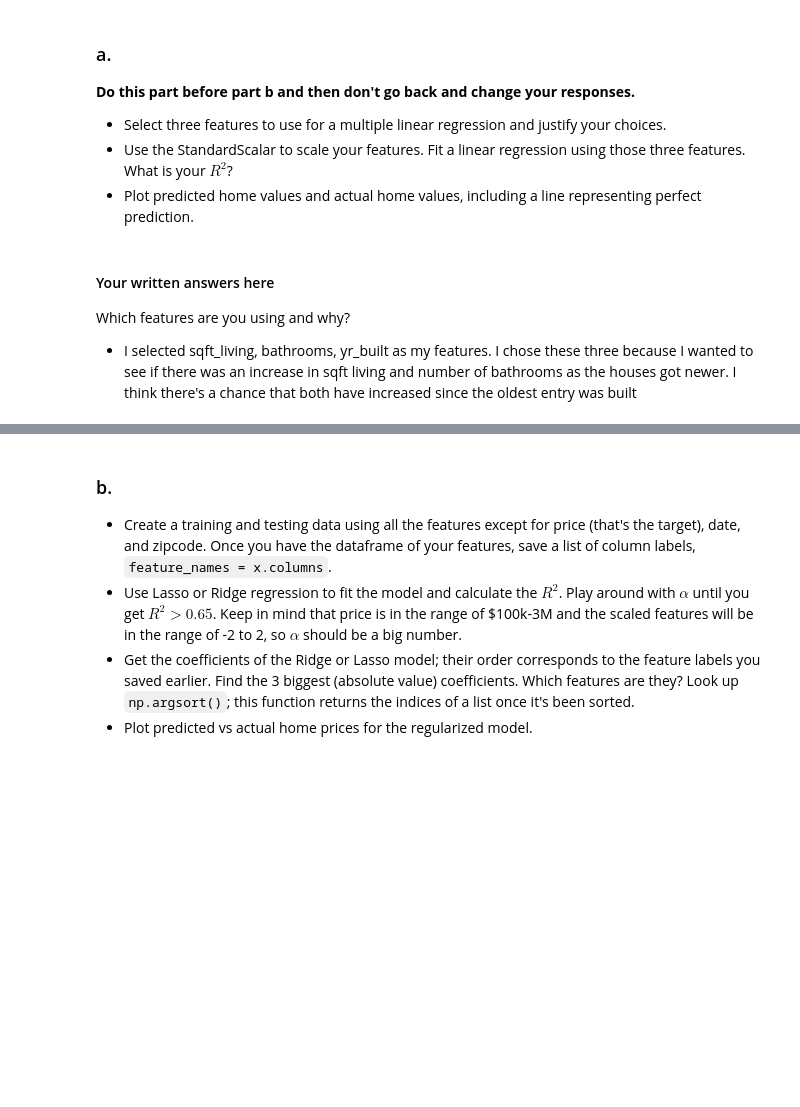
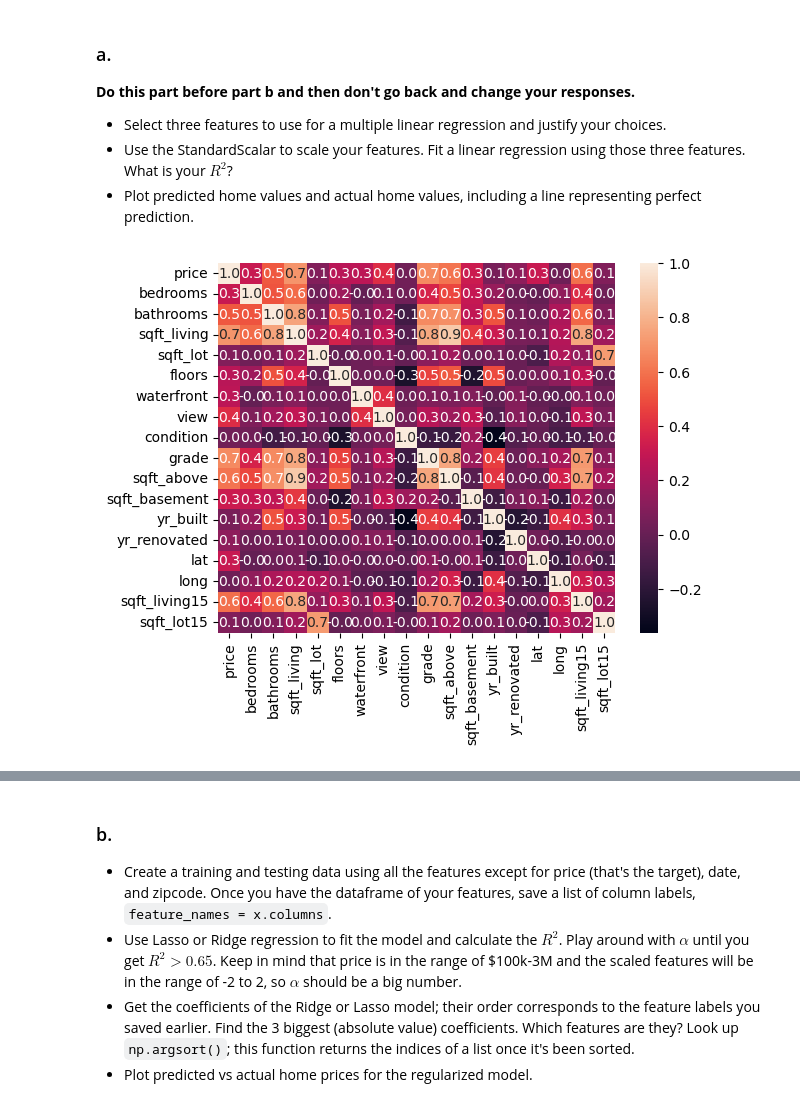
Before and after one commit to GettysburgDataScience/ps1-linear-regression-andeka04, a Jupyter notebook: PS1.ipynb, the cells around one changed output, grey strips where cells are left out. Cells and saved outputs as stored; diff of their text form; code cells hidden in the pictures; blank space fills up the shorter version.

```diff
--- a/PS1.ipynb
+++ b/PS1.ipynb
@@ -161,5 +234,12 @@ housing_df
-# %% [markdown]
-#### Your written answers here
-Which features are you using and why?
-
- - I selected sqft_living, bathrooms, yr_built as my features. I chose these three because I wanted to see if there was an increase in sqft living and number of bathrooms as the houses got newer. I think there's a chance that both have increased since the oldest entry was built
+# %%
+# Your code here. Add cells as needed.
+# get ride of unecessary columns
+corr_df = housing_df[['price', 'bedrooms', 'bathrooms', 'sqft_living','sqft_lot', 'floors', 'waterfront', 'view', 'condition', 'grade','sqft_above', 'sqft_basement', 'yr_built', 'yr_renovated','lat', 'long', 'sqft_living15', 'sqft_lot15']]
+
+corrH = corr_df.corr() # will take the correlation of all columns in the dataframe
+
+# make correlation matrix
+sns.heatmap(corrH, annot=True, fmt = '.1f')
+plt.show()
+# %% [output]
+[figure, added]
```
Also changed, not shown: parts of 26 cells of this notebook.
